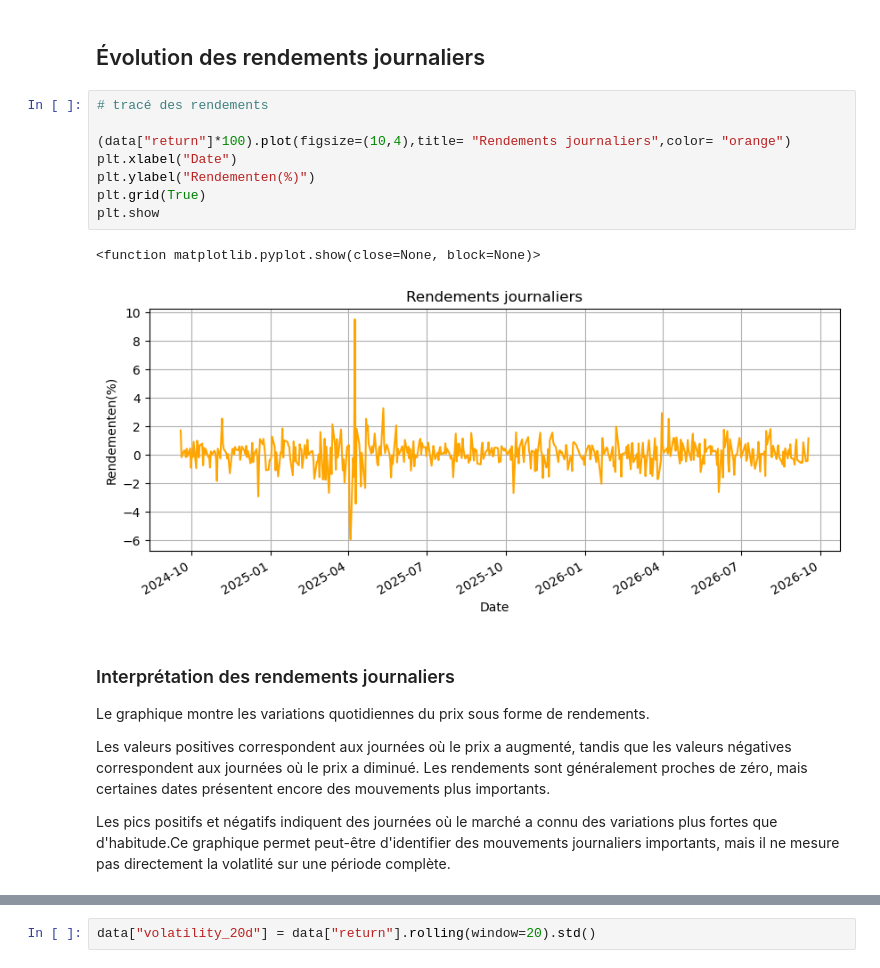
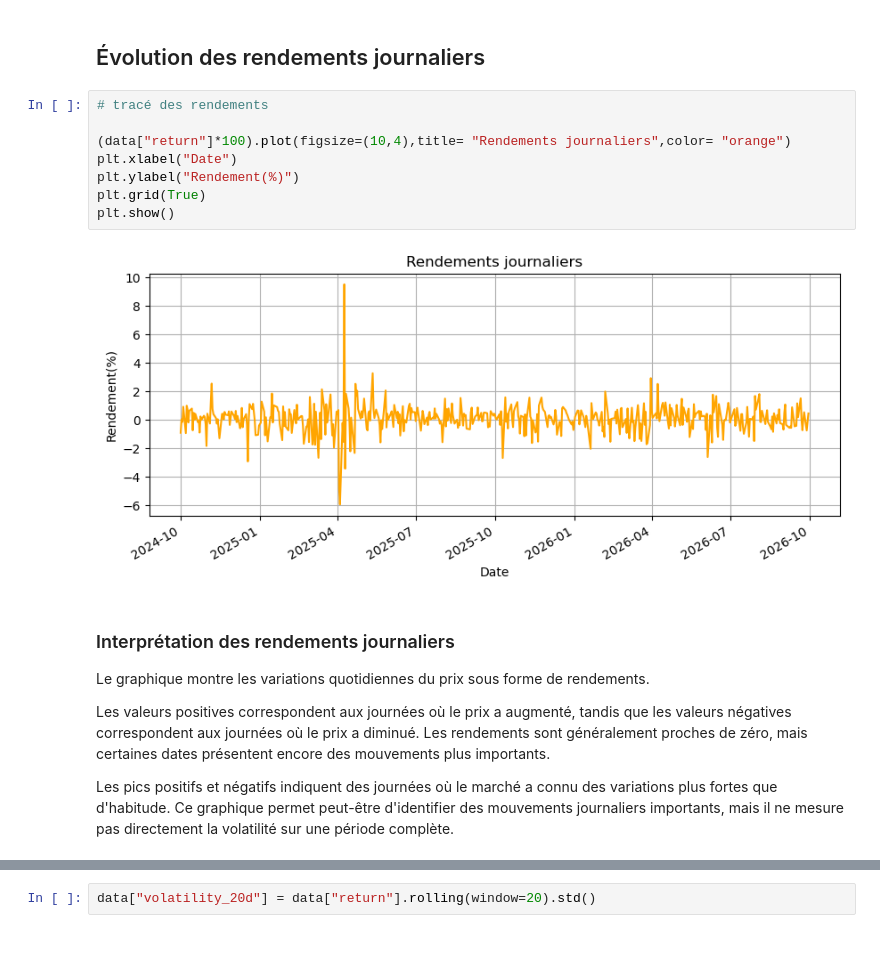
Before and after one commit to Sebastien-gif-cyber/Volatility-modeling-quant, a Jupyter notebook: premier projet.ipynb, the cells around one changed output, grey strips where cells are left out. Drawn from its saved outputs; the diff is of its cells as text.

```diff
--- a/premier projet.ipynb
+++ b/premier projet.ipynb
@@ -175,14 +221,13 @@ La première valeur est **NaN** ,car aucun rendement ne peut être calculé pour
 # %%
 # tracé des rendements
 
 (data["return"]*100).plot(figsize=(10,4),title= "Rendements journaliers",color= "orange")
 plt.xlabel("Date")
-plt.ylabel("Rendementen(%)")
+plt.ylabel("Rendement(%)")
 plt.grid(True)
-plt.show
+plt.show()
 # %% [output]
-<function matplotlib.pyplot.show(close=None, block=None)>
-[figure, old version]
+[figure, new version]
 # %% [markdown]
 ### Interprétation des rendements journaliers
 
@@ -190,7 +235,7 @@ Le graphique montre les variations quotidiennes du prix sous forme de rendements
 
 Les valeurs positives correspondent aux journées où le prix a augmenté, tandis que les valeurs négatives correspondent aux journées où le prix a diminué. Les rendements sont généralement proches de zéro, mais certaines dates présentent encore des mouvements plus importants.
 
-Les pics positifs et négatifs indiquent des journées où le marché a connu des variations plus fortes que d'habitude.Ce graphique permet peut-être d'identifier des mouvements journaliers importants, mais il ne mesure pas directement la volatlité sur une période complète.
+Les pics positifs et négatifs indiquent des journées où le marché a connu des variations plus fortes que d'habitude. Ce graphique permet peut-être d'identifier des mouvements journaliers importants, mais il ne mesure pas directement la volatilité sur une période complète.
 # %%
 print( data.shape)
 print(data.columns)    # Petite vérification pour l'ajout de la colonne des rendements
```
Also changed, not shown: parts of 70 cells of this notebook.
